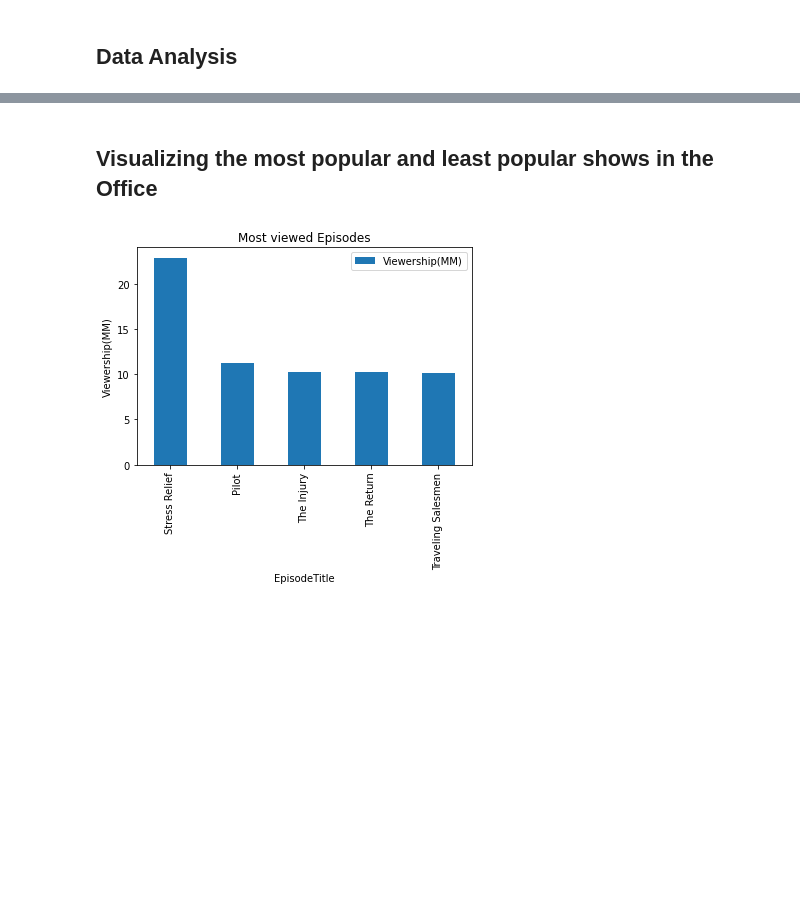
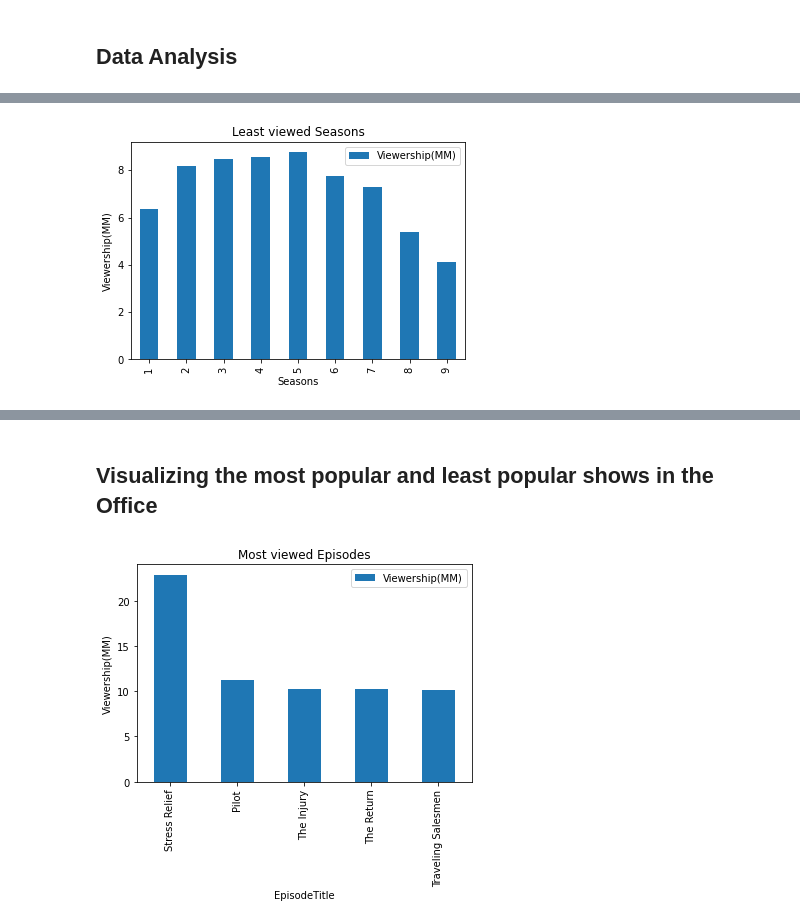
Before and after one commit to Mvillarreal88/the_office_analysis, a Jupyter notebook: data_analysis.ipynb, the cells around one changed output, grey strips where cells are left out. Cells and saved outputs as stored; diff of their text form; code cells hidden in the pictures; blank space fills up the shorter version.

```diff
--- a/data_analysis.ipynb
+++ b/data_analysis.ipynb
@@ -68,3 +69,11 @@ view_agg_df
 | 7 | 7.305833 |
 | 8 | 5.385417 |
 | 9 | 4.138696 |
+# %%
+view_agg_df.plot(use_index=True, y='Viewership(MM)', kind='bar')
+plt.title("Least viewed Seasons")
+plt.ylabel("Viewership(MM)")
+plt.xlabel('Seasons')
+plt.show()
+# %% [output]
+[figure, added]
```
Also changed, not shown: parts of 3 cells of this notebook.
